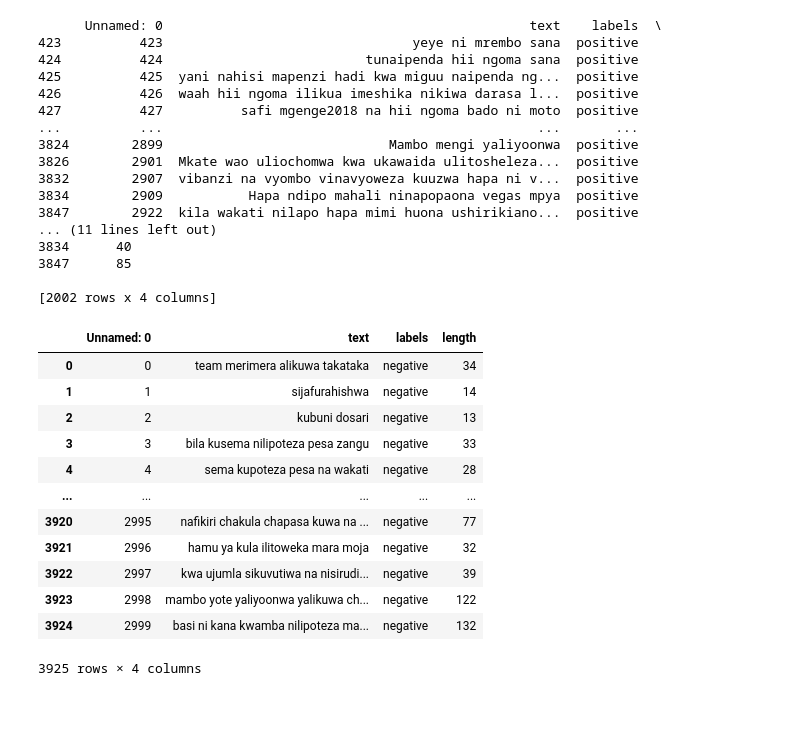
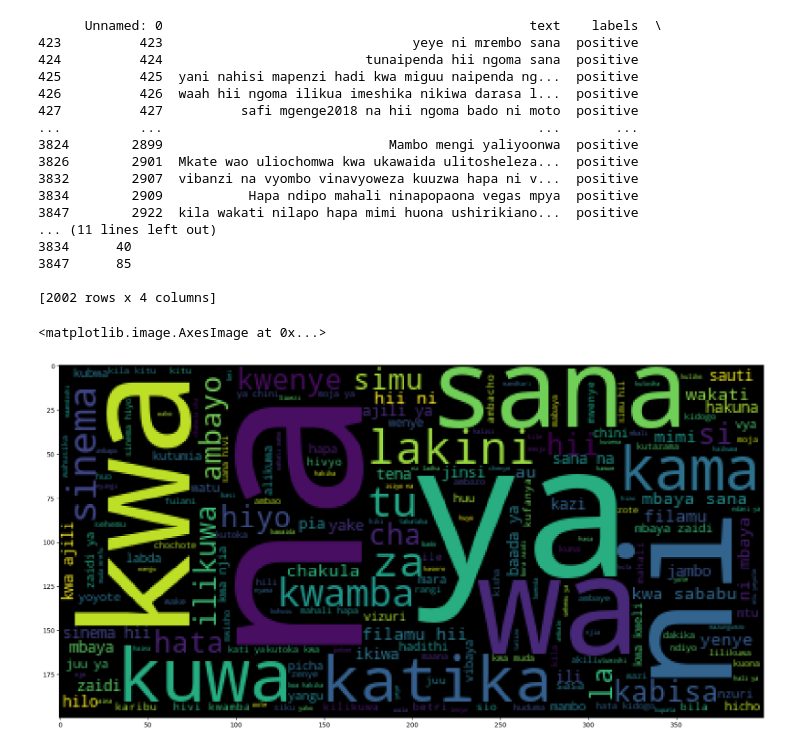
Before and after one commit to SandraChege/Sentiment_Analysis, a Jupyter notebook: Sentiment Analyzer.ipynb, the cells around one changed output. Drawn from its saved outputs; the diff is of its cells as text; code cells hidden in the pictures; blank space fills up the shorter version.

Commit message:
Word cloud added

```diff
--- a/Sentiment Analyzer.ipynb
+++ b/Sentiment Analyzer.ipynb
@@ -175,17 +212,14 @@ def clean_text(sentence):
-# %%
-swahili_data['text'] = swahili_data['text'].apply(clean_text)
-swahili_data
-# %% [output]
-|  | Unnamed: 0 | text | labels | length |
-| 0 | 0 | team merimera alikuwa takataka | negative | 34 |
-| 1 | 1 | sijafurahishwa | negative | 14 |
-| 2 | 2 | kubuni dosari | negative | 13 |
-| 3 | 3 | bila kusema nilipoteza pesa zangu | negative | 33 |
-| 4 | 4 | sema kupoteza pesa na wakati | negative | 28 |
-| ... | ... | ... | ... | ... |
-| 3920 | 2995 | nafikiri chakula chapasa kuwa na ... | negative | 77 |
-| 3921 | 2996 | hamu ya kula ilitoweka mara moja | negative | 32 |
-| 3922 | 2997 | kwa ujumla sikuvutiwa na nisirudi... | negative | 39 |
-| 3923 | 2998 | mambo yote yaliyoonwa yalikuwa ch... | negative | 122 |
-| 3924 | 2999 | basi ni kana kwamba nilipoteza ma... | negative | 132 |
-3925 rows × 4 columns
+# %%
+# Convert to list format
+paragraph = negative_feedback['text'].tolist()
+# Join all reviews into one large string
+paragraph_as_one = ' '.join(paragraph)
+# %%
+#negative reviews wordcloud
+from wordcloud import WordCloud
+
+plt.figure(figsize=(20,20))
+plt.imshow(WordCloud().generate(paragraph_as_one))
+# %% [output]
+<matplotlib.image.AxesImage at 0x...>
+[figure, added]
```
Also changed, not shown: parts of 6 cells of this notebook.
